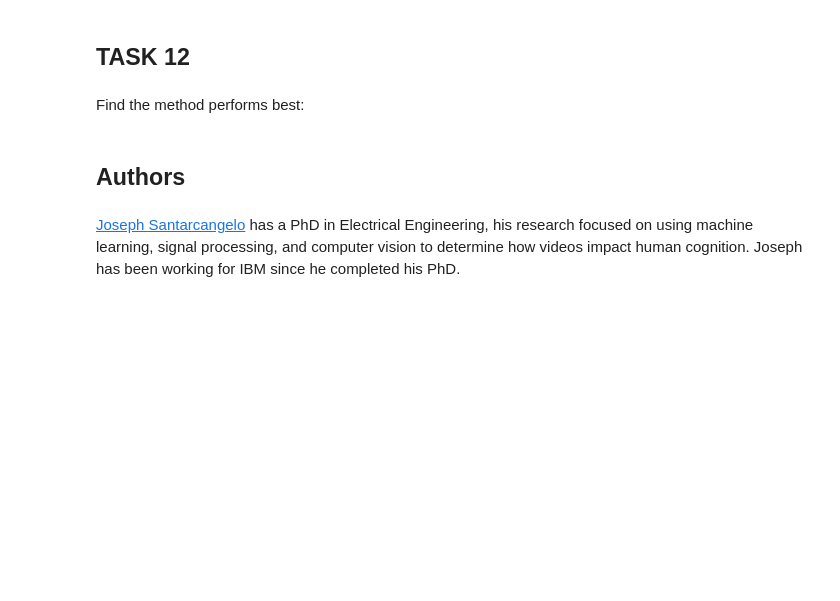
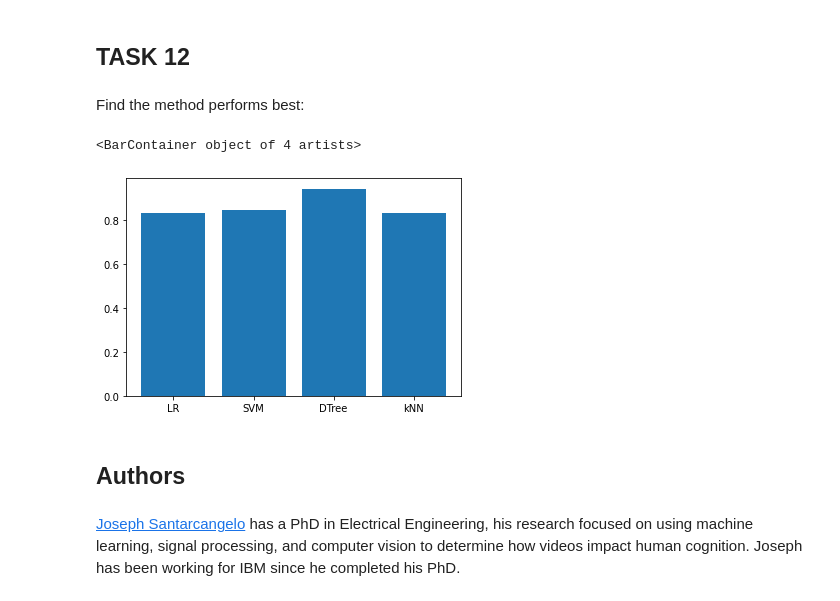
Before and after one commit to PierreAnken/DS0720EN-Capstone, a Jupyter notebook: Hands on Lab: Complete the Machine Learning .ipynb, the cells around one changed output. Drawn from its saved outputs; the diff is of its cells as text; code cells hidden in the pictures; blank space fills up the shorter version.

```diff
--- a/Hands on Lab: Complete the Machine Learning .ipynb
+++ b/Hands on Lab: Complete the Machine Learning .ipynb
@@ -339,3 +337,11 @@ knn_cv
+# %%
+algo_names = ['LR', 'SVM', 'DTree', 'kNN']
+algo_results = [logreg_cv.score(X_test,Y_test), svm_cv.best_score_, tree_cv.score(X_test,Y_test), knn_cv.score(X_test,Y_test)]
+
+plt.bar(algo_names, algo_results)
+# %% [output]
+<BarContainer object of 4 artists>
+[figure, added]
 # %% [markdown]
 ## Authors
 # %% [markdown]
```
Also changed, not shown: parts of 3 cells of this notebook.
